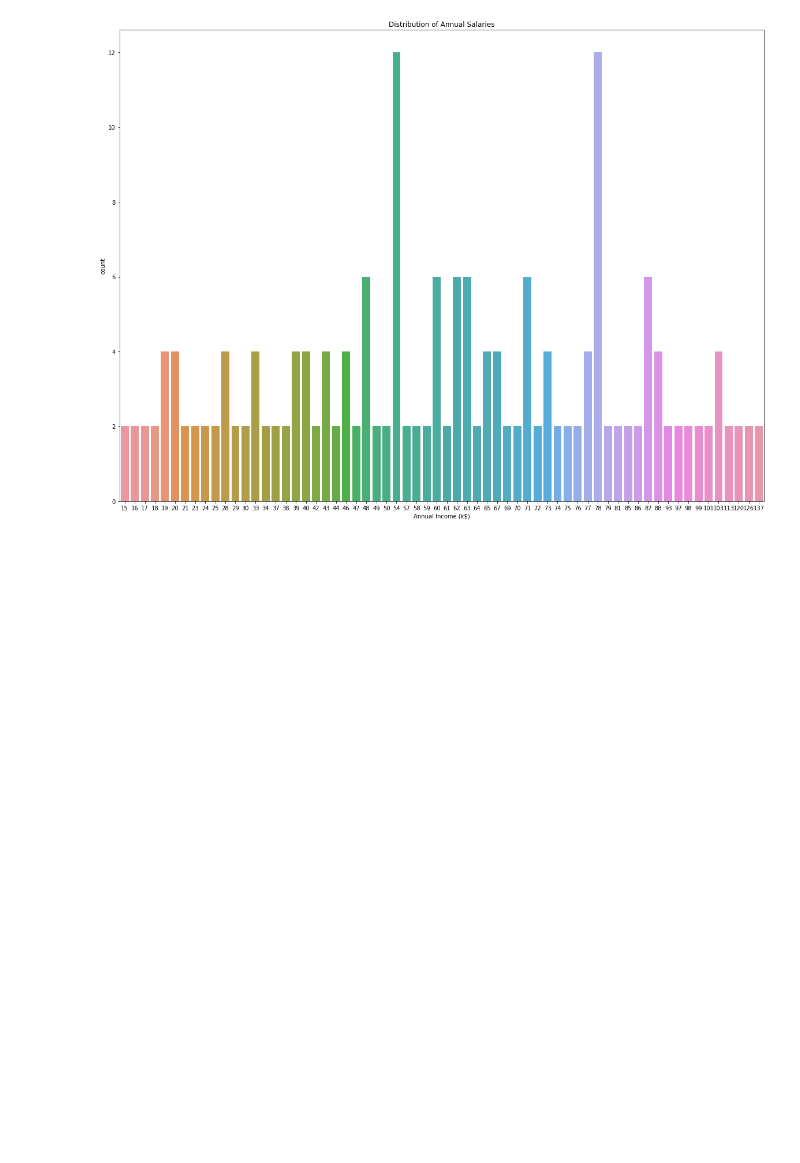
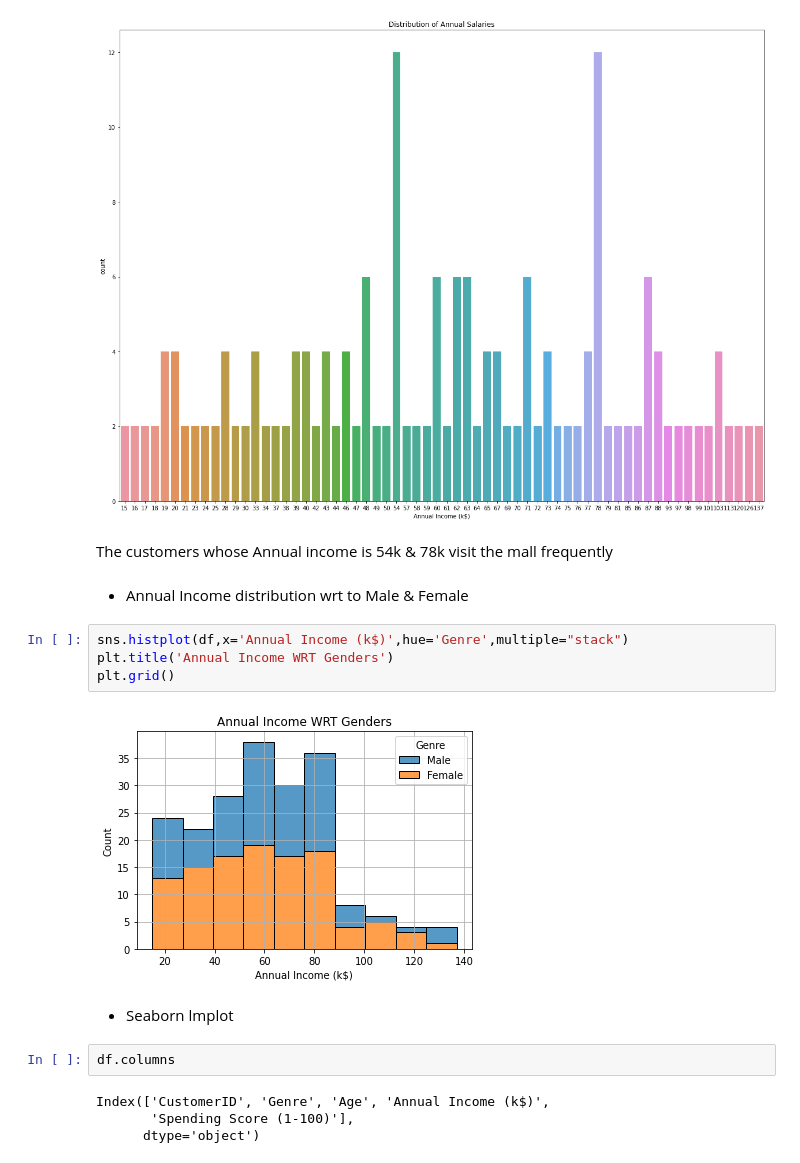
Before and after one commit to Naveen-Karanamu/Customer-Segmentation, a Jupyter notebook: main.ipynb, the cells around one changed output. Cells and saved outputs as stored; diff of their text form; blank space fills up the shorter version.

```diff
--- a/main.ipynb
+++ b/main.ipynb
@@ -118,3 +118,21 @@ plt.title("Distribution of Annual Salaries")
 # %% [output]
 Text(0.5, 1.0, 'Distribution of Annual Salaries')
 [figure]
+# %% [markdown]
+The customers whose Annual income is 54k & 78k visit the mall frequently
+# %% [markdown]
+* Annual Income distribution wrt to Male & Female
+# %%
+sns.histplot(df,x='Annual Income (k$)',hue='Genre',multiple="stack")
+plt.title('Annual Income WRT Genders')
+plt.grid()
+# %% [output]
+[figure, added]
+# %% [markdown]
+* Seaborn lmplot
+# %%
+df.columns
+# %% [output]
+Index(['CustomerID', 'Genre', 'Age', 'Annual Income (k$)',
+       'Spending Score (1-100)'],
+      dtype='object')
```
Also changed, not shown: parts of 1 cell of this notebook.
